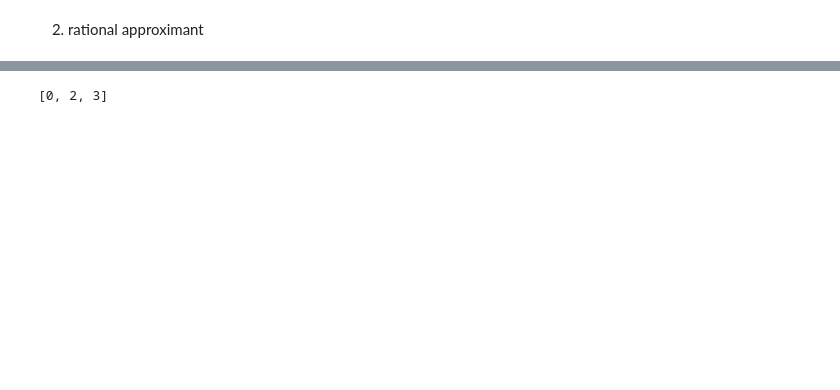
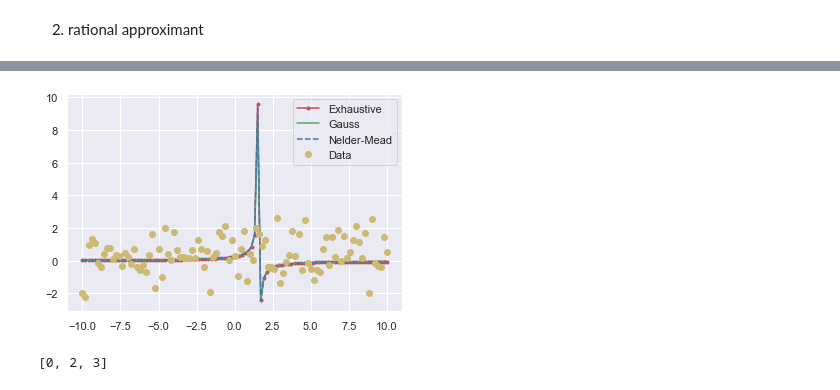
Before and after one commit to Resurrectiontent/ADA-TimeComplexityEstimation, a Jupyter notebook: 2-UnconstrainedNonlinearOptimisationDM.ipynb, the cells around one changed output, grey strips where cells are left out. Saved outputs shown, nothing was run; the diff lists cells and outputs as text; code cells hidden in the pictures; blank space fills up the shorter version.

```diff
--- a/2-UnconstrainedNonlinearOptimisationDM.ipynb
+++ b/2-UnconstrainedNonlinearOptimisationDM.ipynb
@@ -405,4 +421,8 @@ visualize_measurements(rational_approximant, exh_rat, gauss_rat, nelder_rat, lg_
 <Figure size 576x432 with 0 Axes>
+# %%
+visualize_resulting_lines(rational_approximant, exh_rat, gauss_rat, nelder_rat)
+# %% [output]
+[figure, added]
 # %%
 a = [1,2,3]
 b = [0, *a[1:]]
```
Also changed, not shown: parts of 9 cells of this notebook.
